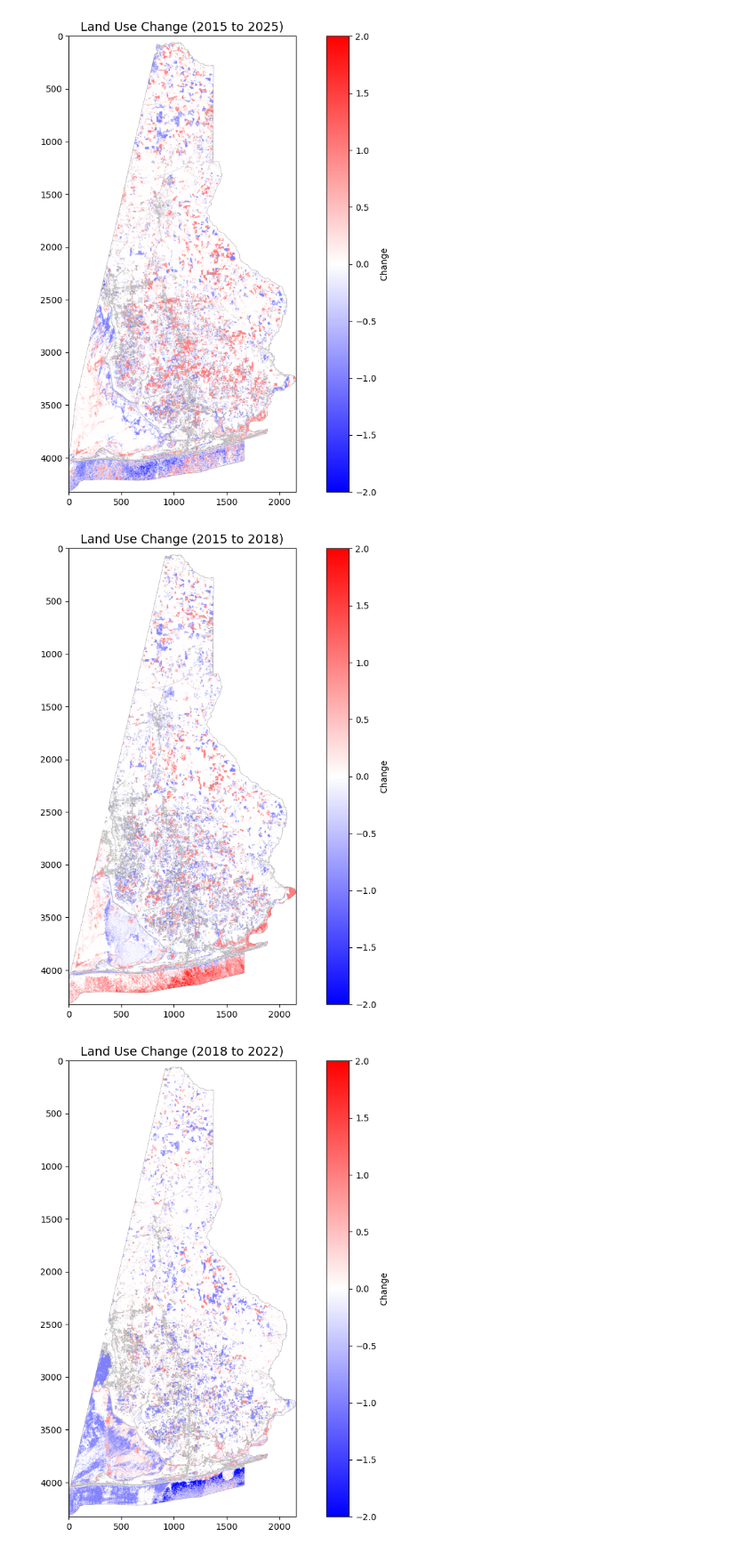
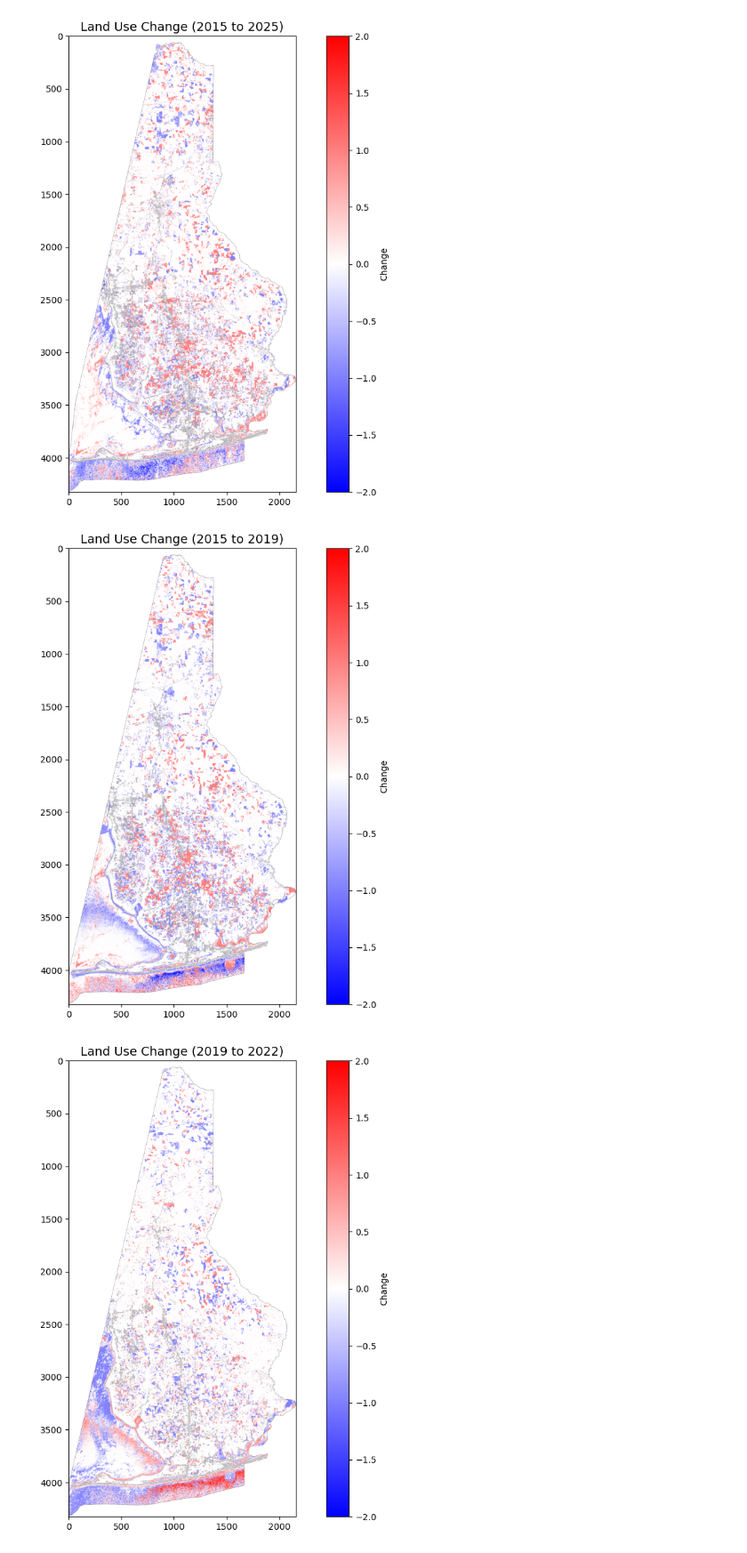
Before and after one commit to acs0068/Sanders_AES408_Final_Project, a Jupyter notebook: finalprojectsanders.ipynb, the cells around one changed output. Shown at 89% size. Saved outputs shown, nothing was run; the diff lists cells and outputs as text; code cells hidden in the pictures.

Commit message:
Project Update 5
Changed Landsat data

```diff
--- a/finalprojectsanders.ipynb
+++ b/finalprojectsanders.ipynb
@@ -10,7 +10,7 @@ import matplotlib.colors as mcolors
 usa_counties = gpd.read_file(r"C:\Users\andre\OneDrive\Documents\schoolstuff\AES408\Final_Project\tl_2025_us_county\tl_2025_us_county.shp")
 baldwin = usa_counties[usa_counties['GEOID'] == '01003']
 
-years = [2015, 2018, 2022, 2025]
+years = [2015, 2019, 2022, 2025]
 # Green is Band 3, Red is Band 4, NIR is Band 5, and SWIR is Band 6. Don't have to use the blue band (Band 2).
 landsat_data = {
     2015: {
@@ -19,17 +19,17 @@ landsat_data = {
         "nir": r"C:\Users\andre\OneDrive\Documents\schoolstuff\AES408\Final_Project\Baldwin_2015\LC08_L2SP_020039_20150124_20200910_02_T1_SR_B5.TIF",
         "swir": r"C:\Users\andre\OneDrive\Documents\schoolstuff\AES408\Final_Project\Baldwin_2015\LC08_L2SP_020039_20150124_20200910_02_T1_SR_B6.TIF",
     },
-    2018: {
-        "green": r"C:\Users\andre\OneDrive\Documents\schoolstuff\AES408\Final_Project\Baldwin_2018\LC08_L2SP_020039_20181218_20200830_02_T1_SR_B3.TIF",
-        "red": r"C:\Users\andre\OneDrive\Documents\schoolstuff\AES408\Final_Project\Baldwin_2018\LC08_L2SP_020039_20181218_20200830_02_T1_SR_B4.TIF",
-        "nir": r"C:\Users\andre\OneDrive\Documents\schoolstuff\AES408\Final_Project\Baldwin_2018\LC08_L2SP_020039_20181218_20200830_02_T1_SR_B5.TIF",
-        "swir": r"C:\Users\andre\OneDrive\Documents\schoolstuff\AES408\Final_Project\Baldwin_2018\LC08_L2SP_020039_20181218_20200830_02_T1_SR_B6.TIF",
+    2019: {
+        "green": r"C:\Users\andre\OneDrive\Documents\schoolstuff\AES408\Final_Project\Baldwin_2019\LC08_L2SP_020039_20191119_20200825_02_T1_SR_B3.TIF",
+        "red": r"C:\Users\andre\OneDrive\Documents\schoolstuff\AES408\Final_Project\Baldwin_2019\LC08_L2SP_020039_20191119_20200825_02_T1_SR_B4.TIF",
+        "nir": r"C:\Users\andre\OneDrive\Documents\schoolstuff\AES408\Final_Project\Baldwin_2019\LC08_L2SP_020039_20191119_20200825_02_T1_SR_B5.TIF",
+        "swir": r"C:\Users\andre\OneDrive\Documents\schoolstuff\AES408\Final_Project\Baldwin_2019\LC08_L2SP_020039_20191119_20200825_02_T1_SR_B6.TIF",
     },
     2022: {
-        "green": r"C:\Users\andre\OneDrive\Documents\schoolstuff\AES408\Final_Project\Baldwin_2022\LC09_L2SP_020039_20221002_20230327_02_T1_SR_B3.TIF",
-        "red": r"C:\Users\andre\OneDrive\Documents\schoolstuff\AES408\Final_Project\Baldwin_2022\LC09_L2SP_020039_20221002_20230327_02_T1_SR_B4.TIF",
-        "nir": r"C:\Users\andre\OneDrive\Documents\schoolstuff\AES408\Final_Project\Baldwin_2022\LC09_L2SP_020039_20221002_20230327_02_T1_SR_B5.TIF",
-        "swir": r"C:\Users\andre\OneDrive\Documents\schoolstuff\AES408\Final_Project\Baldwin_2022\LC09_L2SP_020039_20221002_20230327_02_T1_SR_B6.TIF",
+    "green": r"C:\Users\andre\OneDrive\Documents\schoolstuff\AES408\Final_Project\Baldwin_2022\LC08_L2SP_020039_20221026_20221107_02_T1_SR_B3.TIF",
+    "red": r"C:\Users\andre\OneDrive\Documents\schoolstuff\AES408\Final_Project\Baldwin_2022\LC08_L2SP_020039_20221026_20221107_02_T1_SR_B4.TIF",
+    "nir": r"C:\Users\andre\OneDrive\Documents\schoolstuff\AES408\Final_Project\Baldwin_2022\LC08_L2SP_020039_20221026_20221107_02_T1_SR_B5.TIF",
+    "swir": r"C:\Users\andre\OneDrive\Documents\schoolstuff\AES408\Final_Project\Baldwin_2022\LC08_L2SP_020039_20221026_20221107_02_T1_SR_B6.TIF",
     },
     2025: {
         "green": r"C:\Users\andre\OneDrive\Documents\schoolstuff\AES408\Final_Project\Baldwin_2025\LC09_L2SP_020039_20251127_20251129_02_T1_SR_B3.TIF",
@@ -84,7 +84,7 @@ def load_and_process_bands(year):
     Parameters:
     -----------------
     year: int
-        The year for which the bands will be processed. Must be one of the following: 2015, 2018, 2022, or 2025.
+        The year for which the bands will be processed. Must be one of the following: 2015, 2019, 2022, or 2025.
 
     Returns:
     -----------------
@@ -219,18 +219,18 @@ plt.show()
 [figure]
 # %%
 changes = [
-    (2015, 2018, classified_maps[2018] - classified_maps[2015]),
-    (2018, 2022, classified_maps[2022] - classified_maps[2018]),
+    (2015, 2019, classified_maps[2019] - classified_maps[2015]),
+    (2019, 2022, classified_maps[2022] - classified_maps[2019]),
     (2022, 2025, classified_maps[2025] - classified_maps[2022]),
 ]
 
 for year1, year2, change in changes:
     plt.figure(figsize=(10, 8))
     plt.imshow(change, cmap="bwr")
     plt.title(f"Land Use Change ({year1} to {year2})", fontsize=14)
     plt.colorbar(label="Change")
     plt.tight_layout()
     plt.show()
 # %% [output]
-[figure, old version]
+[figure, new version]
-[figure, old version]
+[figure, new version]
```
Also changed, not shown: parts of 3 cells of this notebook.
